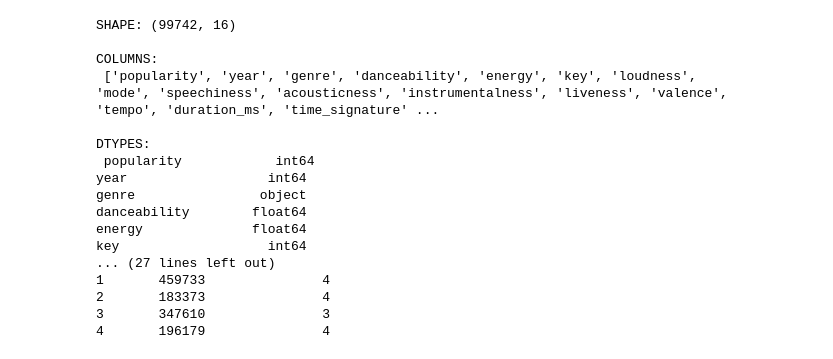
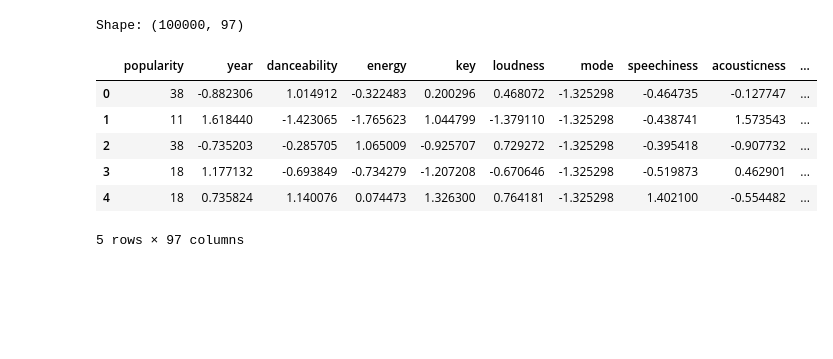
Before and after one commit to keerthanavenkatesan415/Spotify_Popularity_Prediction, a Jupyter notebook: notebooks/04_modeling.ipynb, the cells around one changed output. Saved outputs shown, nothing was run; the diff lists cells and outputs as text; code cells hidden in the pictures; blank space fills up the shorter version.

Commit message:
Update preprocessing pipeline and modeling results with clustering and baseline comparison

```diff
--- a/notebooks/04_modeling.ipynb
+++ b/notebooks/04_modeling.ipynb
@@ -1,41 +1,27 @@
 # %%
 import pandas as pd
 import numpy as np
 
 from sklearn.model_selection import train_test_split
-from sklearn.preprocessing import OneHotEncoder, StandardScaler
-from sklearn.compose import ColumnTransformer
-from sklearn.pipeline import Pipeline
-from sklearn.metrics import mean_squared_error, mean_absolute_error, r2_score
+from sklearn.preprocessing import StandardScaler
+from sklearn.metrics import mean_squared_error, r2_score
 
 from sklearn.linear_model import LinearRegression
-from sklearn.ensemble import RandomForestRegressor, HistGradientBoostingRegressor
+from sklearn.ensemble import RandomForestRegressor, GradientBoostingRegressor
 
-import matplotlib.pyplot as plt
-import seaborn as sns
+# Load the modeling dataset
+path = "/Users/keerthanavenkatesan/Documents/Data Managment/CS210FinalProject/Spotify_Popularity_Prediction/data/cleaned/sp_dataset_for_modeling.csv"
+df = pd.read_csv(path)
 
-df = pd.read_csv("/Users/keerthanavenkatesan/Documents/Data Managment/CS210FinalProject/Spotify_Popularity_Prediction/data/cleaned/spotify_cleaned.csv")
-
-print("SHAPE:", df.shape)
-print("\nCOLUMNS:\n", list(df.columns))
-print("\nDTYPES:\n", df.dtypes)
-print(df.head())
+print("Shape:", df.shape)
+df.head()
 # %% [output]
-SHAPE: (99742, 16)
-
-COLUMNS:
- ['popularity', 'year', 'genre', 'danceability', 'energy', 'key', 'loudness', 'mode', 'speechiness', 'acousticness', 'instrumentalness', 'liveness', 'valence', 'tempo', 'duration_ms', 'time_signature' ...
-
-DTYPES:
- popularity            int64
-year                  int64
-genre                object
-danceability        float64
-energy              float64
-key                   int64
-... (27 lines left out)
-1       459733               4
-2       183373               4
-3       347610               3
-4       196179               4
+Shape: (100000, 97)
+|  | popularity | year | danceability | energy | key | loudness | mode | speechiness | acousticness | ... |
+| 0 | 38 | -0.882306 | 1.014912 | -0.322483 | 0.200296 | 0.468072 | -1.325298 | -0.464735 | -0.127747 | ... |
+| 1 | 11 | 1.618440 | -1.423065 | -1.765623 | 1.044799 | -1.379110 | -1.325298 | -0.438741 | 1.573543 | ... |
+| 2 | 38 | -0.735203 | -0.285705 | 1.065009 | -0.925707 | 0.729272 | -1.325298 | -0.395418 | -0.907732 | ... |
+| 3 | 18 | 1.177132 | -0.693849 | -0.734279 | -1.207208 | -0.670646 | -1.325298 | -0.519873 | 0.462901 | ... |
+| 4 | 18 | 0.735824 | 1.140076 | 0.074473 | 1.326300 | 0.764181 | -1.325298 | 1.402100 | -0.554482 | ... |
+5 rows × 97 columns
 # %%
```
Also changed, not shown: parts of 22 cells of this notebook, 1 other file.
